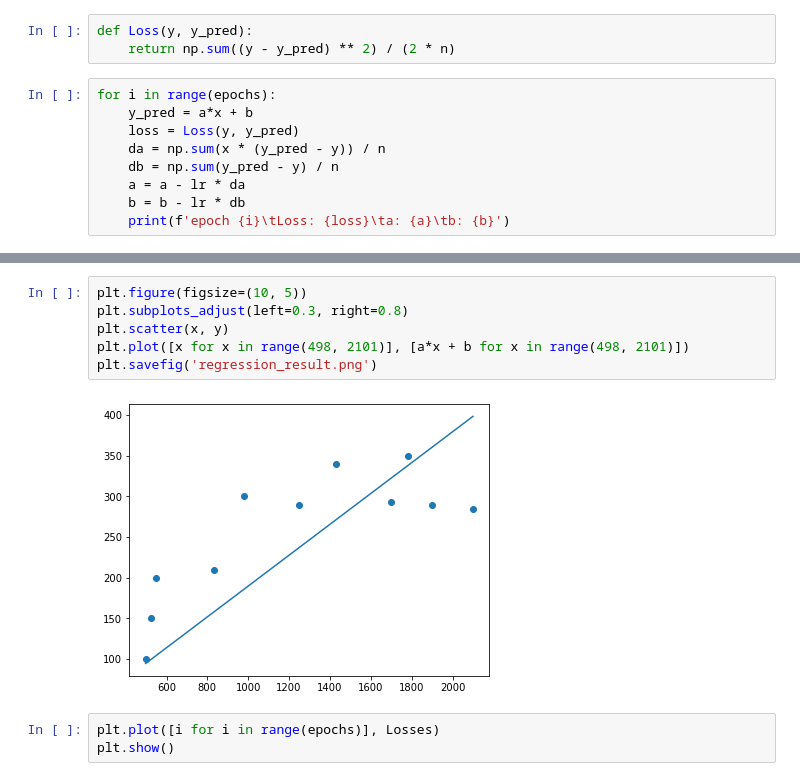
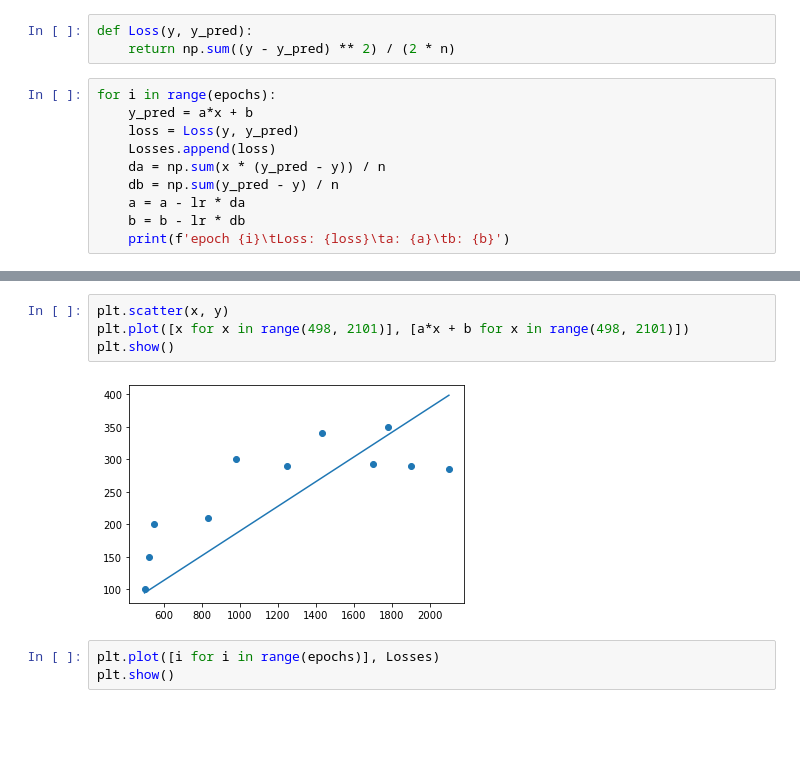
Before and after one commit to Koios1143/iThelp-Mahcine-Learning-Note, a Jupyter notebook: Day05 - Implement Linear Regression/Day05.ipynb, the cells around one changed output, grey strips where cells are left out. Saved outputs shown, nothing was run; the diff lists cells and outputs as text; blank space fills up the shorter version.

```diff
--- a/Day05 - Implement Linear Regression/Day05.ipynb
+++ b/Day05 - Implement Linear Regression/Day05.ipynb
@@ -16,6 +16,7 @@ def Loss(y, y_pred):
 for i in range(epochs):
     y_pred = a*x + b
     loss = Loss(y, y_pred)
+    Losses.append(loss)
     da = np.sum(x * (y_pred - y)) / n
     db = np.sum(y_pred - y) / n
     a = a - lr * da
@@ -40,13 +41,11 @@ epoch 997       Loss: 2445.6971075710635        a: 0.18974692102157728  b: 0.021
 epoch 998       Loss: 2445.6966408561093        a: 0.1897469065108381   b: 0.021711296996372073
 epoch 999       Loss: 2445.6961741413174        a: 0.18974689200010145  b: 0.021732900571557866
 # %%
-plt.figure(figsize=(10, 5))
-plt.subplots_adjust(left=0.3, right=0.8)
 plt.scatter(x, y)
 plt.plot([x for x in range(498, 2101)], [a*x + b for x in range(498, 2101)])
-plt.savefig('regression_result.png')
+plt.show()
 # %% [output]
-[figure, old version]
+[figure, new version]
 # %%
 plt.plot([i for i in range(epochs)], Losses)
 plt.show()
```
Also changed, not shown: parts of 2 cells of this notebook.
